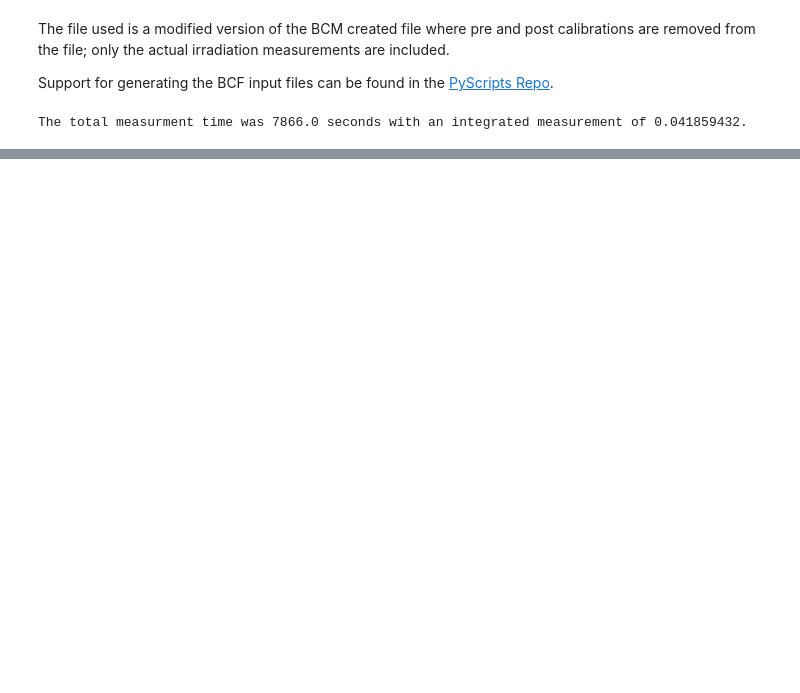
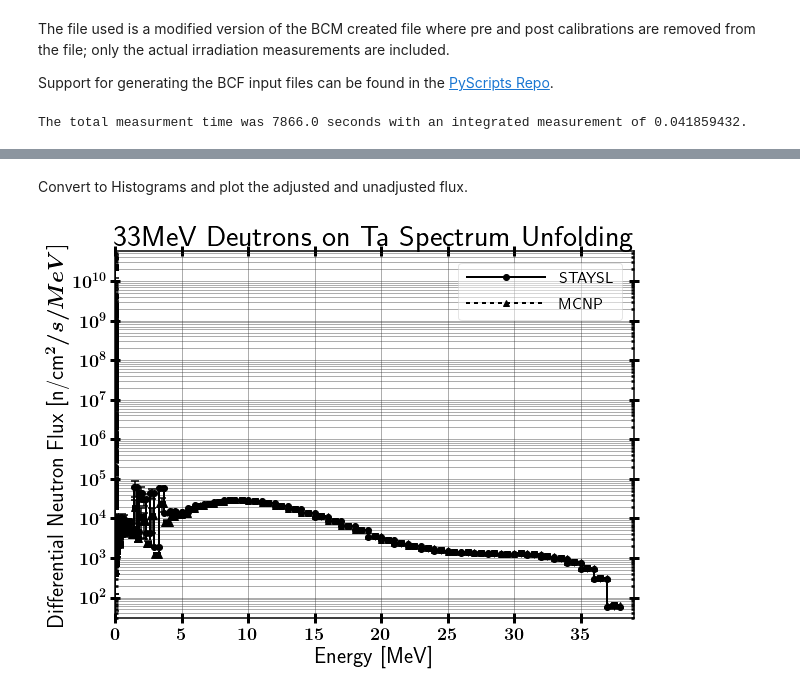
Before and after one commit to 2lambda123/88_Data, a Jupyter notebook: Experiments/Activation/33MeVTa_25Apr/Unfold/CleanBeam/STAYSL_CleanBeam_Input-&-Analysis.ipynb, the cells around one changed output, grey strips where cells are left out. Cells and saved outputs as stored; diff of their text form; code cells hidden in the pictures; blank space fills up the shorter version.

Commit message:
Added iterative STAYSL solution
  - 100% uncert < 3MeV, updateStd=False

```diff
--- a/Experiments/Activation/33MeVTa_25Apr/Unfold/CleanBeam/STAYSL_CleanBeam_Input-&-Analysis.ipynb
+++ b/Experiments/Activation/33MeVTa_25Apr/Unfold/CleanBeam/STAYSL_CleanBeam_Input-&-Analysis.ipynb
@@ -91,0 +95,13 @@ The STAYSL code is ran by double clicking the executable or running from the com
+# %%
+import pandas as pd
+
+path = 'C:/Users/James/Dropbox/UCB/Research/ETAs/88Inch/Data/Experiments/Activation/33MeVTa_25Apr/Unfold/CleanBeam/STAYSL_PNNL/stayslin.out'
+df = pd.read_table(path, engine='python', sep='\s+', skiprows=99, skipfooter=649, header=None,
+                   names=['lowE', 'adjFlux', 'unadjFlux', 'fluxRatio', 'adjStd',
+                          'unadjStd', 'uncertRatio', 'integralFlux', 'intFluxUncert'])
+
+df.apply(pd.to_numeric)
+df['adjStd'] = df['adjStd'] * df['adjFlux'] / 100
+df['unadjStd'] = df['unadjStd'] * df['unadjFlux'] / 100
+
+df
@@ -91,0 +127,23 @@ The STAYSL code is ran by double clicking the executable or running from the com
+# %% [markdown]
+Convert to Histograms and plot the adjusted and unadjusted flux.
+# %%
+from DataAnalysis.Histograms import Histogram
+import matplotlib
+%matplotlib inline
+
+outpath = 'C:/Users/James/Dropbox/UCB/Research/ETAs/88Inch/Data/Experiments/Activation/33MeVTa_25Apr/Unfold/CleanBeam/'
+
+adjDiffHisto = Histogram()
+adjDiffHisto.build_histo(df['lowE'].tolist(), df['adjFlux'].tolist(), uncert=df['adjStd'].tolist(),
+                     edgeLoc='low', name='STAYSL')
+
+unadjDiffHisto = Histogram()
+unadjDiffHisto.build_histo(df['lowE'].tolist(), df['unadjFlux'].tolist(), uncert=df['unadjStd'].tolist(),
+                     edgeLoc='low', name='MCNP')
+
+adjDiffHisto.plot(unadjDiffHisto, xMin=1E-6, logX=False, logY=True,
+                  title='33MeV Deutrons on Ta Spectrum Unfolding',
+                  xLabel='Energy [MeV]', yLabel='Differential Neutron Flux [n/cm^2/s/MeV]',
+                  savePath=outpath+'33MeVTa_Staysl-Unfold_Differential')
+# %% [output]
+[figure, added]
```
Also changed, not shown: parts of 19 cells of this notebook, 16 other files.
